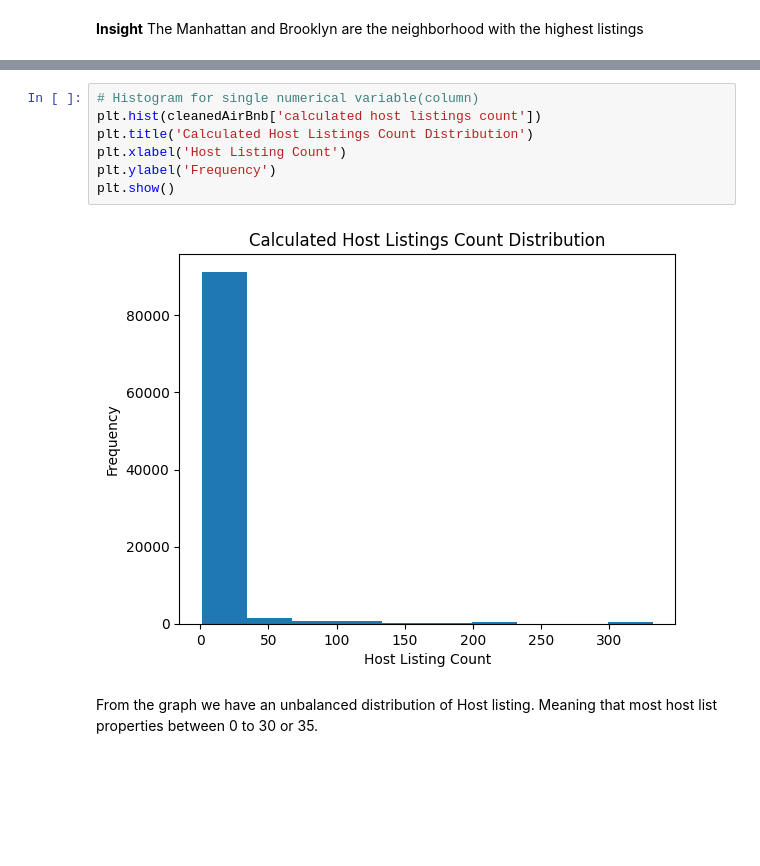
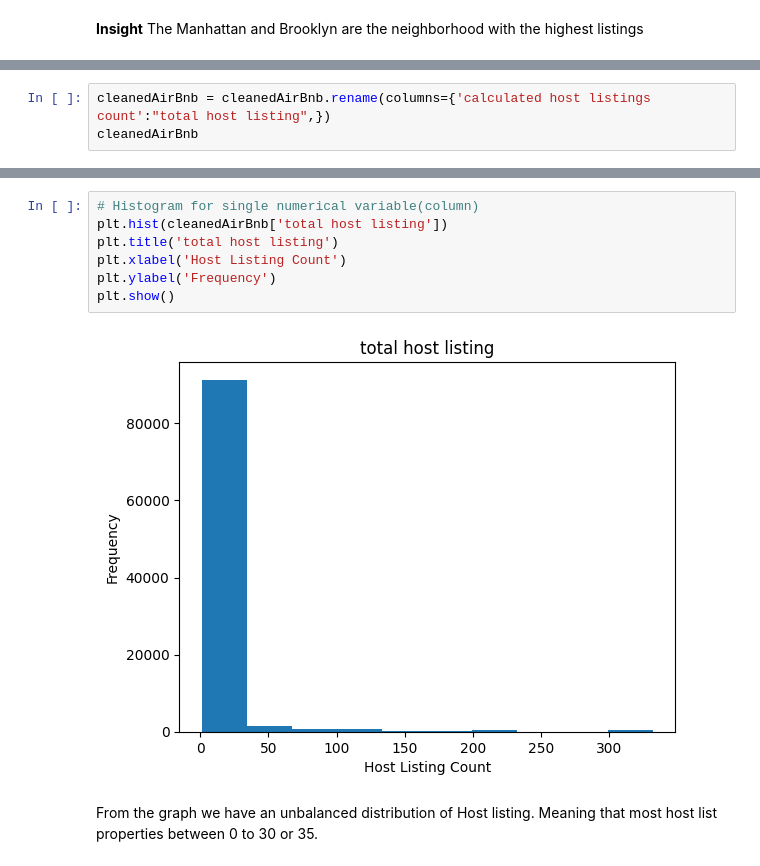
Before and after one commit to Great-special/Portfolio-Projects, a Jupyter notebook: EDA/AirBNB/open_data_airbnb.ipynb, the cells around one changed output, grey strips where cells are left out. Drawn from its saved outputs; the diff is of its cells as text; blank space fills up the shorter version.

```diff
--- a/EDA/AirBNB/open_data_airbnb.ipynb
+++ b/EDA/AirBNB/open_data_airbnb.ipynb
@@ -223,0 +233,3 @@ plt.show()
+# %%
+cleanedAirBnb = cleanedAirBnb.rename(columns={'calculated host listings count':"total host listing",})
+cleanedAirBnb
@@ -224,12 +250,12 @@ plt.show()
 # %%
 # Histogram for single numerical variable(column)
-plt.hist(cleanedAirBnb['calculated host listings count'])
-plt.title('Calculated Host Listings Count Distribution')
+plt.hist(cleanedAirBnb['total host listing'])
+plt.title('total host listing')
 plt.xlabel('Host Listing Count')
 plt.ylabel('Frequency')
 plt.show()
 # %% [output]
-[figure, old version]
+[figure, new version]
 # %% [markdown]
 From the graph we have an unbalanced distribution of Host listing. Meaning that most host list properties between 0 to 30 or 35.
 # %%
```
Also changed, not shown: parts of 36 cells of this notebook.
